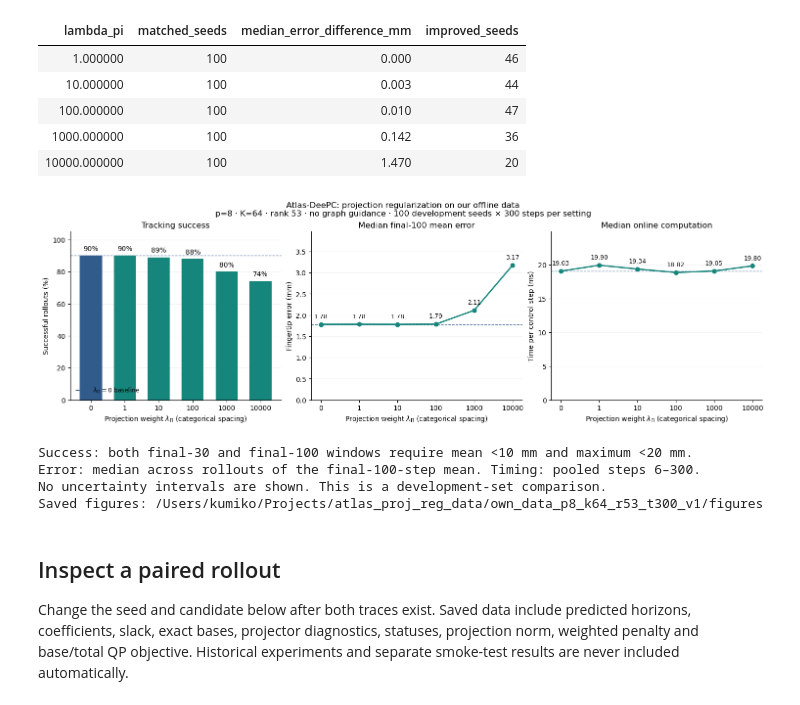
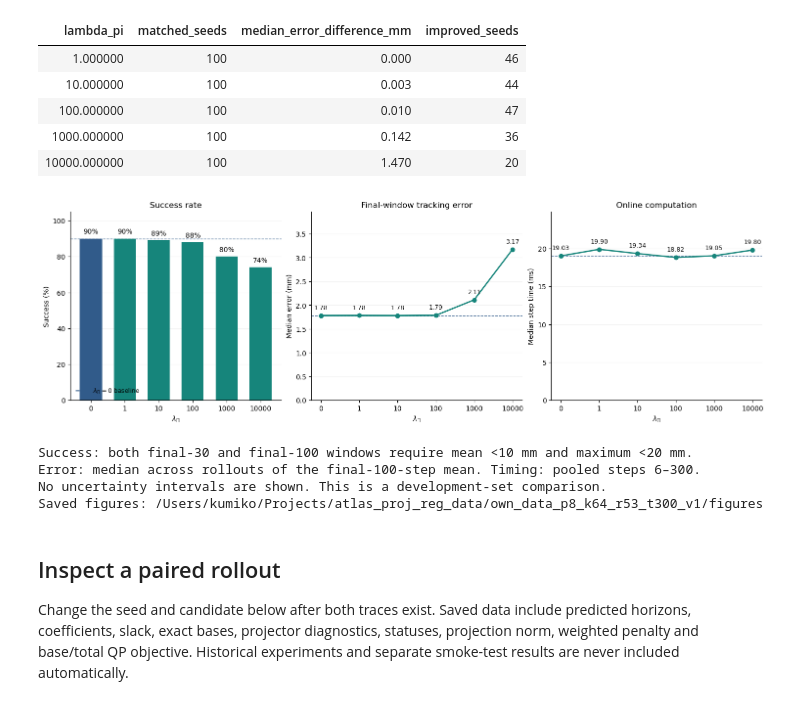
Before and after one commit to DianJin-Frederick/Atlas-DeePC, a Jupyter notebook: notebooks/reacher/ablations/atlas_deepc_proj_reg.ipynb, the cells around one changed output. Cells and saved outputs as stored; diff of their text form; code cells hidden in the pictures.

Commit message:
Update video display and Atlas experiment notebooks

```diff
--- a/notebooks/reacher/ablations/atlas_deepc_proj_reg.ipynb
+++ b/notebooks/reacher/ablations/atlas_deepc_proj_reg.ipynb
@@ -211,53 +211,50 @@ if len(complete):
     baseline = complete.loc[complete.lambda_pi == 0]
     colors = ["#315b8a" if v == 0 else "#16857b" for v in complete.lambda_pi]
     fig, axes = plt.subplots(1, 3, figsize=(14.8, 4.6), layout="constrained")
-    fig.suptitle("Atlas-DeePC: projection regularization on our offline data\n"
-                 "p=8 · K=64 · rank 53 · no graph guidance · 100 development seeds × 300 steps per setting",
-                 fontsize=12)
     success_pct = 100 * complete.success_rate.to_numpy()
     bars = axes[0].bar(x, success_pct, color=colors, width=.65)
     axes[0].bar_label(bars, labels=[f"{v:.0f}%" for v in success_pct], padding=5, fontsize=10)
-    axes[0].set(title="Tracking success", ylabel="Successful rollouts (%)", ylim=(0, 105))
+    axes[0].set(title="Success rate", ylabel="Success (%)", ylim=(0, 105))
     errors = complete.median_final100_error_mm.to_numpy()
     axes[1].plot(x, errors, "o-", color="#16857b", linewidth=2, markersize=6)
     for xi, y in zip(x, errors):
         axes[1].annotate(f"{y:.2f}", (xi, y), xytext=(0, 9), textcoords="offset points",
                          ha="center", fontsize=9)
-    axes[1].set(title="Median final-100 mean error", ylabel="Fingertip error (mm)",
+    axes[1].set(title="Final-window tracking error", ylabel="Median error (mm)",
                 ylim=(0, max(errors)*1.25))
     times = complete.median_online_ms.to_numpy()
     axes[2].plot(x, times, "o-", color="#16857b", linewidth=2, markersize=6)
     for xi, y in zip(x, times):
         axes[2].annotate(f"{y:.2f}", (xi, y), xytext=(0, 9), textcoords="offset points",
                          ha="center", fontsize=9)
-    axes[2].set(title="Median online computation", ylabel="Time per control step (ms)",
+    axes[2].set(title="Online computation", ylabel="Median step time (ms)",
                 ylim=(0, max(times)*1.25))
     if len(baseline):
         reference = baseline.iloc[0]
         for ax, y in zip(axes, [100*reference.success_rate,
                                 reference.median_final100_error_mm, reference.median_online_ms]):
             ax.axhline(y, color="#315b8a", ls="--", lw=1, alpha=.75, zorder=0)
         axes[0].plot([], [], color="#315b8a", ls="--", label=r"$\lambda_\Pi=0$ baseline")
         axes[0].legend(loc="lower left", frameon=False, fontsize=9)
     for ax in axes:
         ax.set_xticks(x, labels)
-        ax.set_xlabel(r"Projection weight $\lambda_\Pi$ (categorical spacing)")
+        ax.set_xlabel(r"$\lambda_\Pi$")
         ax.grid(axis="y", alpha=.15)
         ax.set_axisbelow(True)
         ax.spines[["top", "right"]].set_visible(False)
     FIGURE_DIR = OUTPUT_ROOT / "figures"
     FIGURE_DIR.mkdir(parents=True, exist_ok=True)
     fig.savefig(FIGURE_DIR / "projection_regularization_summary.png", dpi=180, bbox_inches="tight")
     fig.savefig(FIGURE_DIR / "projection_regularization_summary.pdf", bbox_inches="tight")
     plt.show()
     print("Success: both final-30 and final-100 windows require mean <10 mm and maximum <20 mm.")
     print("Error: median across rollouts of the final-100-step mean. Timing: pooled steps 6–300.")
     print("No uncertainty intervals are shown. This is a development-set comparison.")
     print("Saved figures:", FIGURE_DIR)
 else:
     print("No complete 100-seed panels yet; partial panels are not plotted as full results.")
 # %% [output]
-[figure, old version]
+[figure, new version]
 Success: both final-30 and final-100 windows require mean <10 mm and maximum <20 mm.
 Error: median across rollouts of the final-100-step mean. Timing: pooled steps 6–300.
 No uncertainty intervals are shown. This is a development-set comparison.
```
Also changed, not shown: 2 other files.
